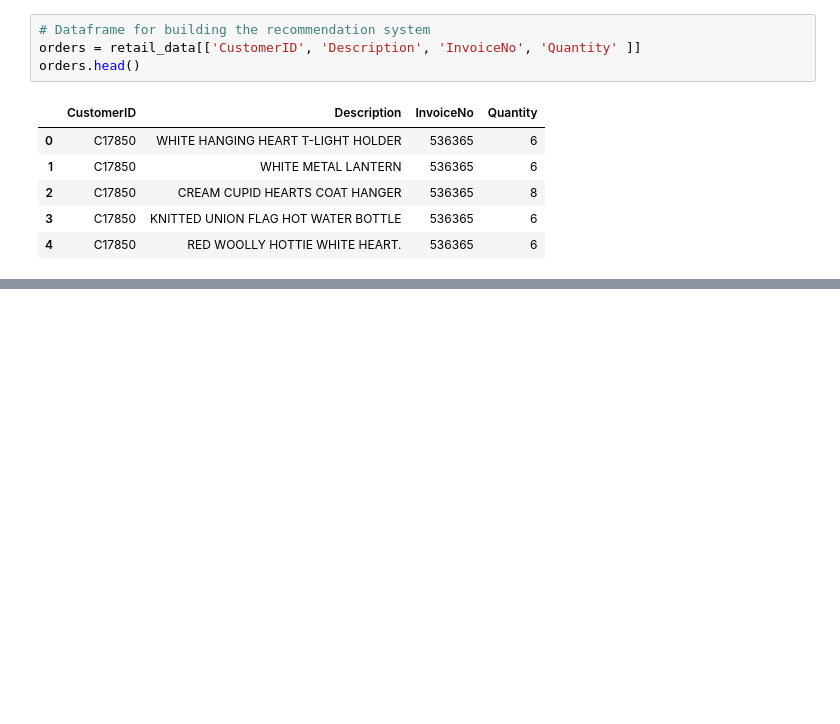
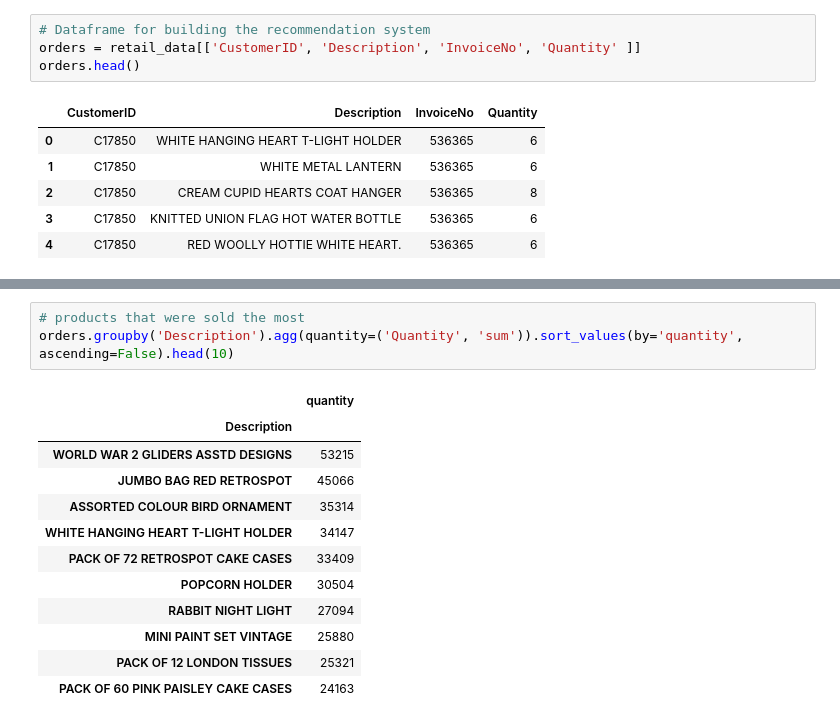
Before and after one commit to black-dev-x/core-concepts-recommender-system, a Jupyter notebook: RecommenderSystem.ipynb, the cells around one changed output, grey strips where cells are left out. Drawn from its saved outputs; the diff is of its cells as text; blank space fills up the shorter version.

```diff
--- a/RecommenderSystem.ipynb
+++ b/RecommenderSystem.ipynb
@@ -103,0 +121,16 @@ retail_data.head()
+# %%
+# products that were sold the most
+orders.groupby('Description').agg(quantity=('Quantity', 'sum')).sort_values(by='quantity', ascending=False).head(10)
+# %% [output]
+|  | quantity |
+| Description |  |
+| WORLD WAR 2 GLIDERS ASSTD DESIGNS | 53215 |
+| JUMBO BAG RED RETROSPOT | 45066 |
+| ASSORTED COLOUR BIRD ORNAMENT | 35314 |
+| WHITE HANGING HEART T-LIGHT HOLDER | 34147 |
+| PACK OF 72 RETROSPOT CAKE CASES | 33409 |
+| POPCORN HOLDER | 30504 |
+| RABBIT NIGHT LIGHT | 27094 |
+| MINI PAINT SET VINTAGE | 25880 |
+| PACK OF 12 LONDON TISSUES | 25321 |
+| PACK OF 60 PINK PAISLEY CAKE CASES | 24163 |
```
Also changed, not shown: parts of 6 cells of this notebook.
